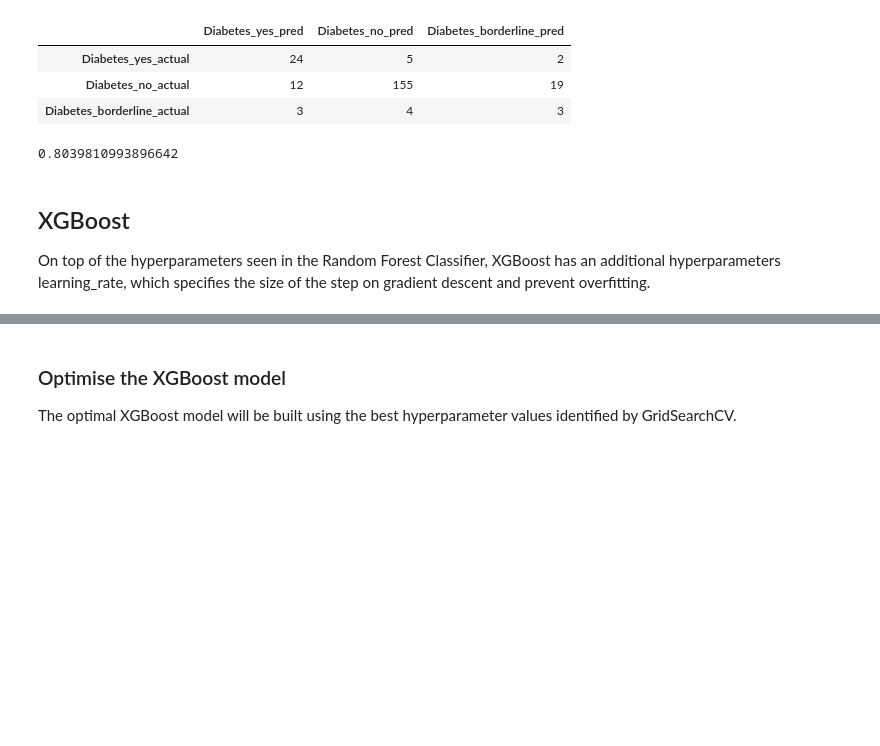
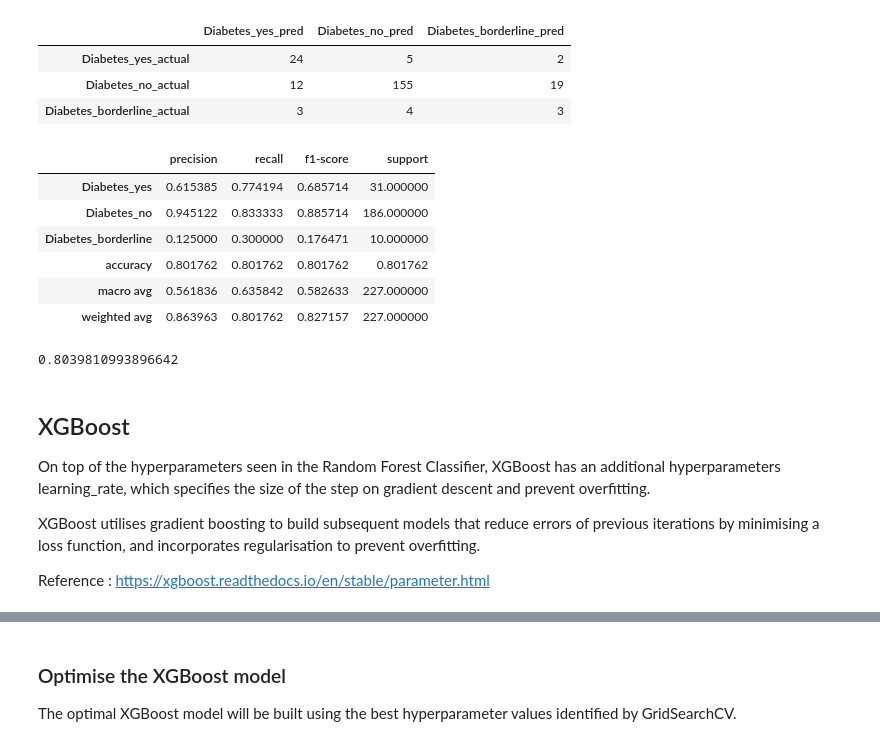
Before and after one commit to ryansoh-42/interpretable-ML-T2DM, a Jupyter notebook: notebooks/04_model_training.ipynb, the cells around one changed output, grey strips where cells are left out. Saved outputs shown, nothing was run; the diff lists cells and outputs as text; code cells hidden in the pictures; blank space fills up the shorter version.

```diff
--- a/notebooks/04_model_training.ipynb
+++ b/notebooks/04_model_training.ipynb
@@ -767,8 +796,17 @@ cnf_matrix_test_df
 # %%
 # Import library to generate classification report
 from sklearn.metrics import classification_report
 
 rf_model_classfication_report = classification_report(y_test, y_pred, target_names=["Diabetes_yes", "Diabetes_no", "Diabetes_borderline"], output_dict=True)
+pd.DataFrame.from_dict(rf_model_classfication_report).T
+# %% [output]
+|  | precision | recall | f1-score | support |
+| Diabetes_yes | 0.615385 | 0.774194 | 0.685714 | 31.000000 |
+| Diabetes_no | 0.945122 | 0.833333 | 0.885714 | 186.000000 |
+| Diabetes_borderline | 0.125000 | 0.300000 | 0.176471 | 10.000000 |
+| accuracy | 0.801762 | 0.801762 | 0.801762 | 0.801762 |
+| macro avg | 0.561836 | 0.635842 | 0.582633 | 227.000000 |
+| weighted avg | 0.863963 | 0.801762 | 0.827157 | 227.000000 |
 # %%
 from sklearn.metrics import roc_auc_score
 
@@ -782,6 +820,10 @@ print(rf_model_roc_auc)
 ## XGBoost
 
 On top of the hyperparameters seen in the Random Forest Classifier, XGBoost has an additional hyperparameters learning_rate, which specifies the size of the step on gradient descent and prevent overfitting.
+
+XGBoost utilises gradient boosting to build subsequent models that reduce errors of previous iterations by minimising a loss function, and incorporates regularisation to prevent overfitting.
+
+Reference : https://xgboost.readthedocs.io/en/stable/parameter.html
 # %%
 # Import library
 from xgboost import XGBClassifier
```
Also changed, not shown: parts of 30 cells of this notebook, 10 other files.
